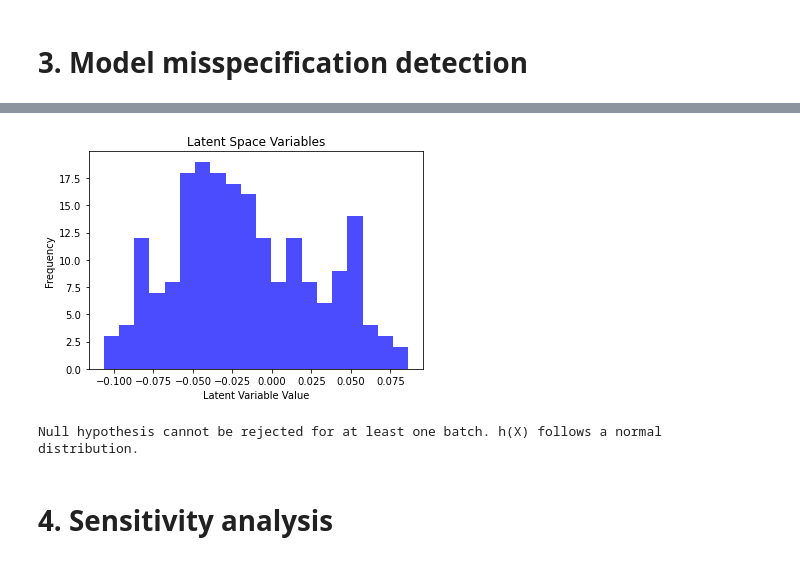
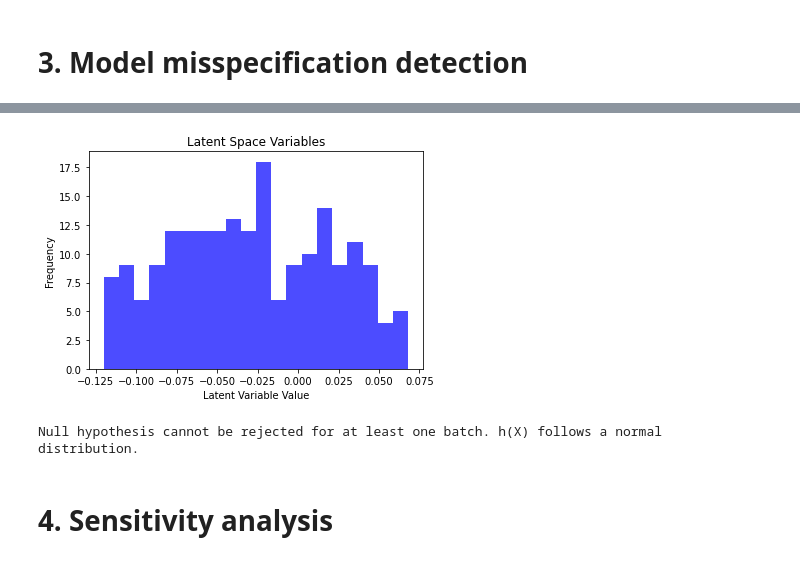
Before and after one commit to lukevoss/GNN, a Jupyter notebook: Assignment_4/epidemiology.ipynb, the cells around one changed output, grey strips where cells are left out. Cells and saved outputs as stored; diff of their text form; code cells hidden in the pictures.

```diff
--- a/Assignment_4/epidemiology.ipynb
+++ b/Assignment_4/epidemiology.ipynb
@@ -816,0 +1425,14 @@ Ground Truth C is in predicted Confidence Intervall: True
+# %%
+params = {'input_size': 2*100,
+          'hidden_size_sir': 200,
+          'feature_size': 50,
+          'n_layers_sir': 4,
+          'hidden_size_nvp': 200,
+          'input_size_nvp': 6,# i think this is what would change now in our case
+          'blocks': 10}
+
+train_dataset = SIRDataset_noisy(size=2000, T=100)
+train_loader = DataLoader(train_dataset, batch_size=32, shuffle=True)
+
+model = FusionNetwork(**params)
+train_loss_noise, val_loss_noise=train_fusion(model, train_loader, validation_loader_noisy, epochs=50)
@@ -816,0 +1517,12 @@ Ground Truth C is in predicted Confidence Intervall: True
+# %%
+### we can check what we have plotted, let's consider the (3,6) subplot:
+sixth_param_list=[]
+for i in range(0,10):
+  sixth_param_list.append((ground_truth_list[i][5],posterior_list[i][5]))
+
+# Sort the list of tuples based on the first values
+sorted_data = sorted(sixth_param_list, key=lambda x: x[0])
+
+# Print the sorted list
+for item in sorted_data:
+    print(item)# these are what we have plotted there!
@@ -863,7 +1712,7 @@ def nll_loss(z, ljd):
     loss = torch.sum(0.5*torch.sum(z**2, -1)-ljd)
     return loss
 # %%
-def training_per_epoch(model, train_loader, optimizer, batchsize, mmd_weight):
+def training_per_epoch(model, train_loader, optimizer, batchsize):
     model.train()
     loss_sum = 0
     for input, ground_truth in train_loader:
@@ -873,14 +1722,14 @@ def training_per_epoch(model, train_loader, optimizer, batchsize, mmd_weight):
         loss = nll_loss(z,ljd) / batchsize
 
         standard_gaussian = torch.randn(condition.shape)
-        loss += mmd_weight * mmd_loss(condition, standard_gaussian,  kernel='rbf')
+        loss += mmd_loss(condition, standard_gaussian,  kernel='rbf')
         loss.backward()
         optimizer.step()
         loss_sum += loss.item()
     return loss_sum/len(train_loader)
 
 
-def validation_per_epoch(model, validation_loader, batchsize, mmd_weight):
+def validation_per_epoch(model, validation_loader, batchsize):
     model.eval()
     loss_sum = 0
     with torch.no_grad():
@@ -890,20 +1739,20 @@ def validation_per_epoch(model, validation_loader, batchsize, mmd_weight):
             loss = nll_loss(z,ljd) / batchsize
             standard_gaussian = torch.randn(condition.shape)
             #standard_gaussian = torch.normal(mean=0, std=1, size=(condition.shape))
-            loss += mmd_weight * mmd_loss(condition, standard_gaussian,  kernel='rbf')
+            loss += mmd_loss(condition, standard_gaussian,  kernel='rbf')
             loss_sum += loss.item()
     return loss_sum/len(validation_loader)
 
 
-def train_fusion(model, train_loader, validation_loader, batch_size=32, epochs=10, learning_rate=0.001, mmd_weight = 1):
+def train_fusion(model, train_loader, validation_loader, batch_size=32, epochs=10, learning_rate=0.001):
     optimizer = torch.optim.Adam(params=model.parameters(), lr=learning_rate)
     train_losses = np.zeros(epochs)
     validation_losses = np.zeros(epochs)
     for epoch in range(epochs):
         train_loss = training_per_epoch(
-            model=model, train_loader=train_loader, optimizer=optimizer, batchsize=batch_size, mmd_weight=mmd_weight)
+            model=model, train_loader=train_loader, optimizer=optimizer, batchsize=batch_size)
         validation_loss = validation_per_epoch(
-            model=model, validation_loader=validation_loader, batchsize=batch_size, mmd_weight=mmd_weight)
+            model=model, validation_loader=validation_loader, batchsize=batch_size)
         train_losses[epoch] = train_loss
         validation_losses[epoch] = validation_loss
         print(
@@ -926,6 +1775,9 @@ training_params = {'batch_size': 32,
 train_dataset = SIRDataset(size=1000, T=100)
 train_loader = DataLoader(train_dataset, batch_size=32, shuffle=True)
 
+test_dataset = SIRDataset(size=200, T=100)
+test_loader = DataLoader(validation_dataset, batch_size=1, shuffle=True)
+
 model = FusionNetwork(**params)
 train_fusion(model, **training_params)
 # %% [output]
@@ -949,19 +1801,19 @@ Epoch [50/50], Train Loss: -10.6499, Validation Loss: -2.6067621367318288
 # %%
 def plot_hx_histogram(observed_values, bins = 20):
     plt.hist(observed_values, bins=bins, alpha=0.7, color='blue')
     plt.title(f'Latent Space Variables')
     plt.xlabel('Latent Variable Value')
     plt.ylabel('Frequency')
     plt.show()
 
 observed_values = np.zeros((model.feature_size, len(test_loader)))
 for i ,(data, targets) in enumerate(test_loader):
         with torch.no_grad():
             observed_values[:, i] = model.summary_net(data)
 
-plot_hx_histogram(observed_values[1,:])
+plot_hx_histogram(observed_values[2,:])
 # %% [output]
-[figure, old version]
+[figure, new version]
 # %%
 import scipy.stats as stats
 def check_chi_test(fusion_model, test_loader, significance_level=0.01):
@@ -989,9 +1841,13 @@ def check_chi_test(fusion_model, test_loader, significance_level=0.01):
         print("Null hypothesis cannot be rejected for at least one batch. h(X) follows a normal distribution.")
     else:
         print("Null hypothesis is rejected for all batches")
+
+
+
+
+
+check_chi_test(model, test_loader, 0.01)
+# %% [output]
+Null hypothesis cannot be rejected for at least one batch. h(X) follows a normal distribution.
-# %%
-check_chi_test(model, test_loader, 0.01)
-# %% [output]
-Null hypothesis cannot be rejected for at least one batch. h(X) follows a normal distribution.
 # %% [markdown]
 # 4. Sensitivity analysis
```
Also changed, not shown: parts of 46 cells of this notebook, 1 other file.
